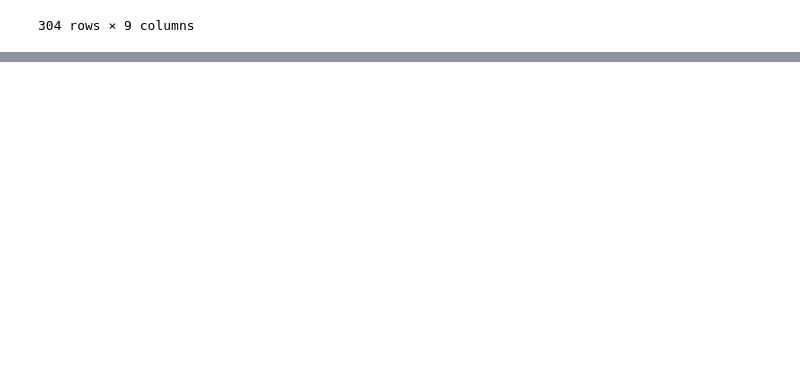
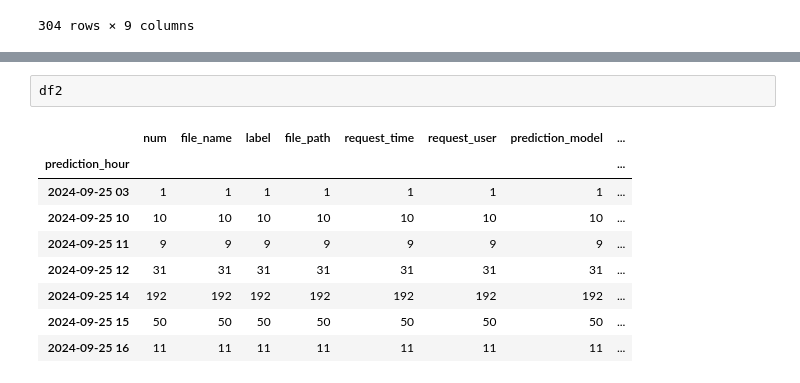
Before and after one commit to hamsunwoo/stdash, a Jupyter notebook: note/Untitled.ipynb, the cells around one changed output, grey strips where cells are left out. Drawn from its saved outputs; the diff is of its cells as text; blank space fills up the shorter version.

```diff
--- a/note/Untitled.ipynb
+++ b/note/Untitled.ipynb
@@ -56,0 +54,12 @@ plt.show()
+# %%
+df2
+# %% [output]
+|  | num | file_name | label | file_path | request_time | request_user | prediction_model | ... |
+| prediction_hour |  |  |  |  |  |  |  | ... |
+| 2024-09-25 03 | 1 | 1 | 1 | 1 | 1 | 1 | 1 | ... |
+| 2024-09-25 10 | 10 | 10 | 10 | 10 | 10 | 10 | 10 | ... |
+| 2024-09-25 11 | 9 | 9 | 9 | 9 | 9 | 9 | 9 | ... |
+| 2024-09-25 12 | 31 | 31 | 31 | 31 | 31 | 31 | 31 | ... |
+| 2024-09-25 14 | 192 | 192 | 192 | 192 | 192 | 192 | 192 | ... |
+| 2024-09-25 15 | 50 | 50 | 50 | 50 | 50 | 50 | 50 | ... |
+| 2024-09-25 16 | 11 | 11 | 11 | 11 | 11 | 11 | 11 | ... |
```
Also changed, not shown: parts of 14 cells of this notebook, 1 other file.
